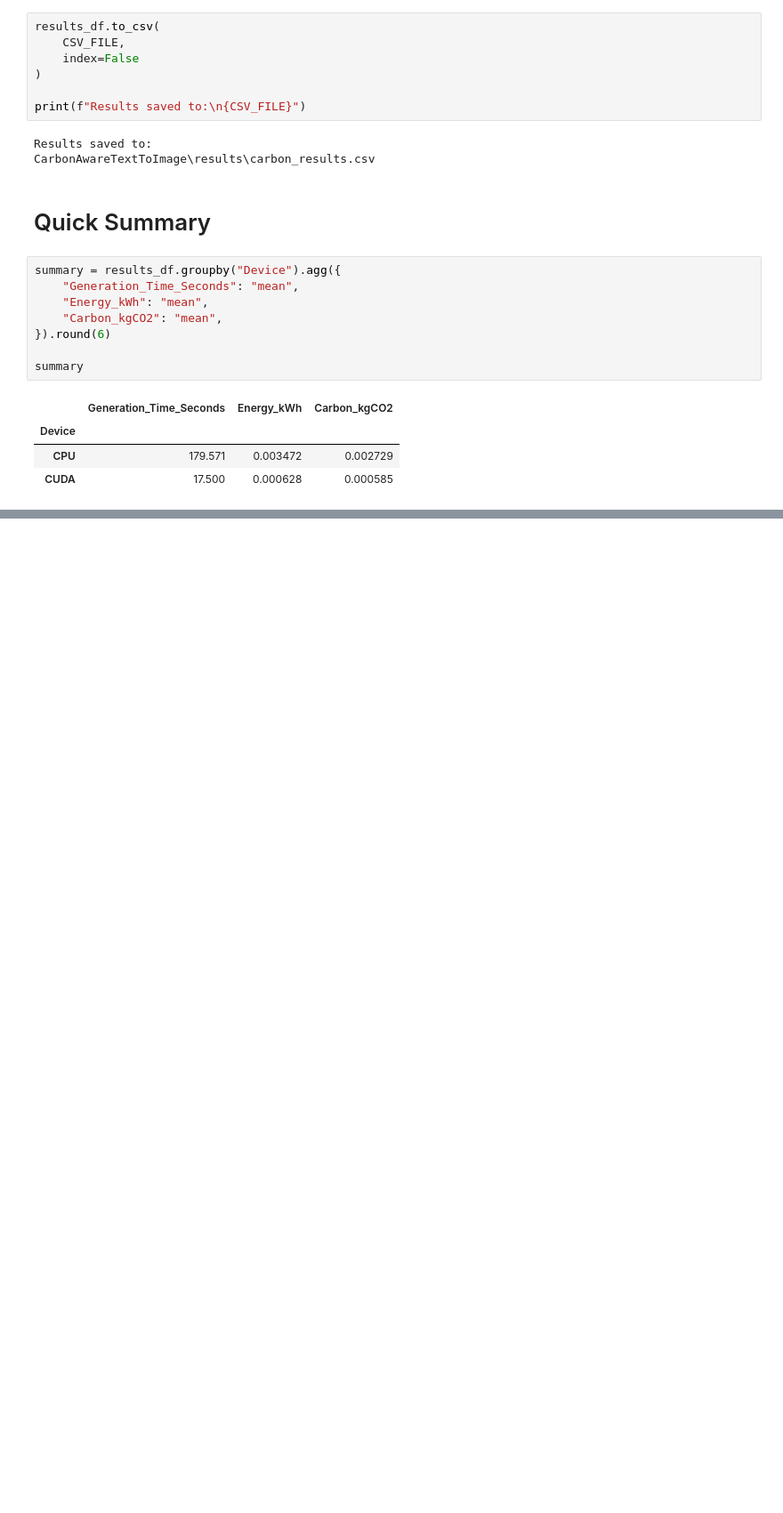
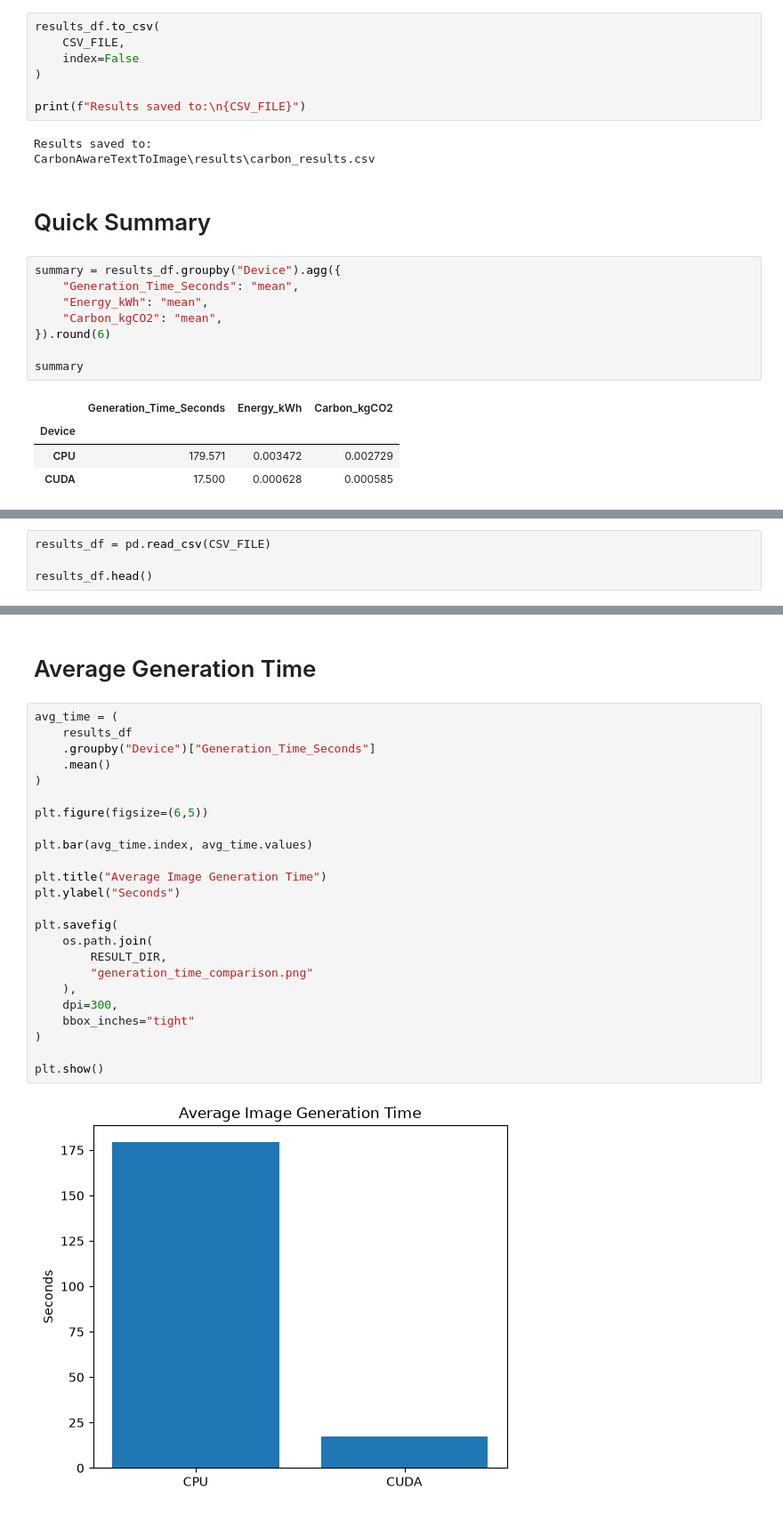
Before and after one commit to ittihadur/cpu-vs-gpu-ai-benchmark, a Jupyter notebook: 406.ipynb, the cells around one changed output, grey strips where cells are left out. Shown at 89% size. Saved outputs shown, nothing was run; the diff lists cells and outputs as text; blank space fills up the shorter version.

```diff
--- a/406.ipynb
+++ b/406.ipynb
@@ -708,0 +711,4 @@ summary
+# %%
+results_df = pd.read_csv(CSV_FILE)
+
+results_df.head()
@@ -708,0 +742,28 @@ summary
+# %% [markdown]
+# Average Generation Time
+# %%
+avg_time = (
+    results_df
+    .groupby("Device")["Generation_Time_Seconds"]
+    .mean()
+)
+
+plt.figure(figsize=(6,5))
+
+plt.bar(avg_time.index, avg_time.values)
+
+plt.title("Average Image Generation Time")
+plt.ylabel("Seconds")
+
+plt.savefig(
+    os.path.join(
+        RESULT_DIR,
+        "generation_time_comparison.png"
+    ),
+    dpi=300,
+    bbox_inches="tight"
+)
+
+plt.show()
+# %% [output]
+[figure, added]
```
Also changed, not shown: parts of 14 cells of this notebook, 4 other files.
